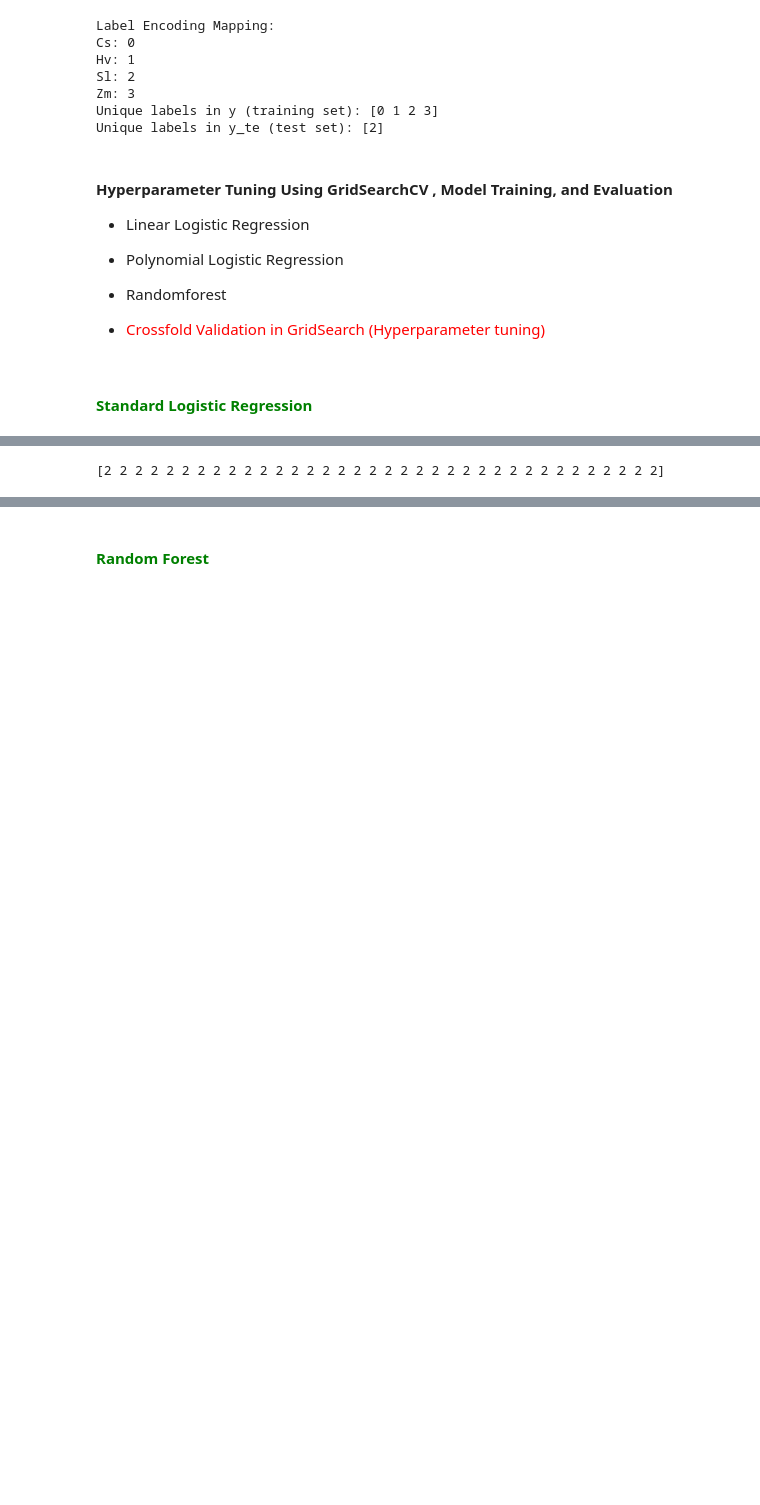
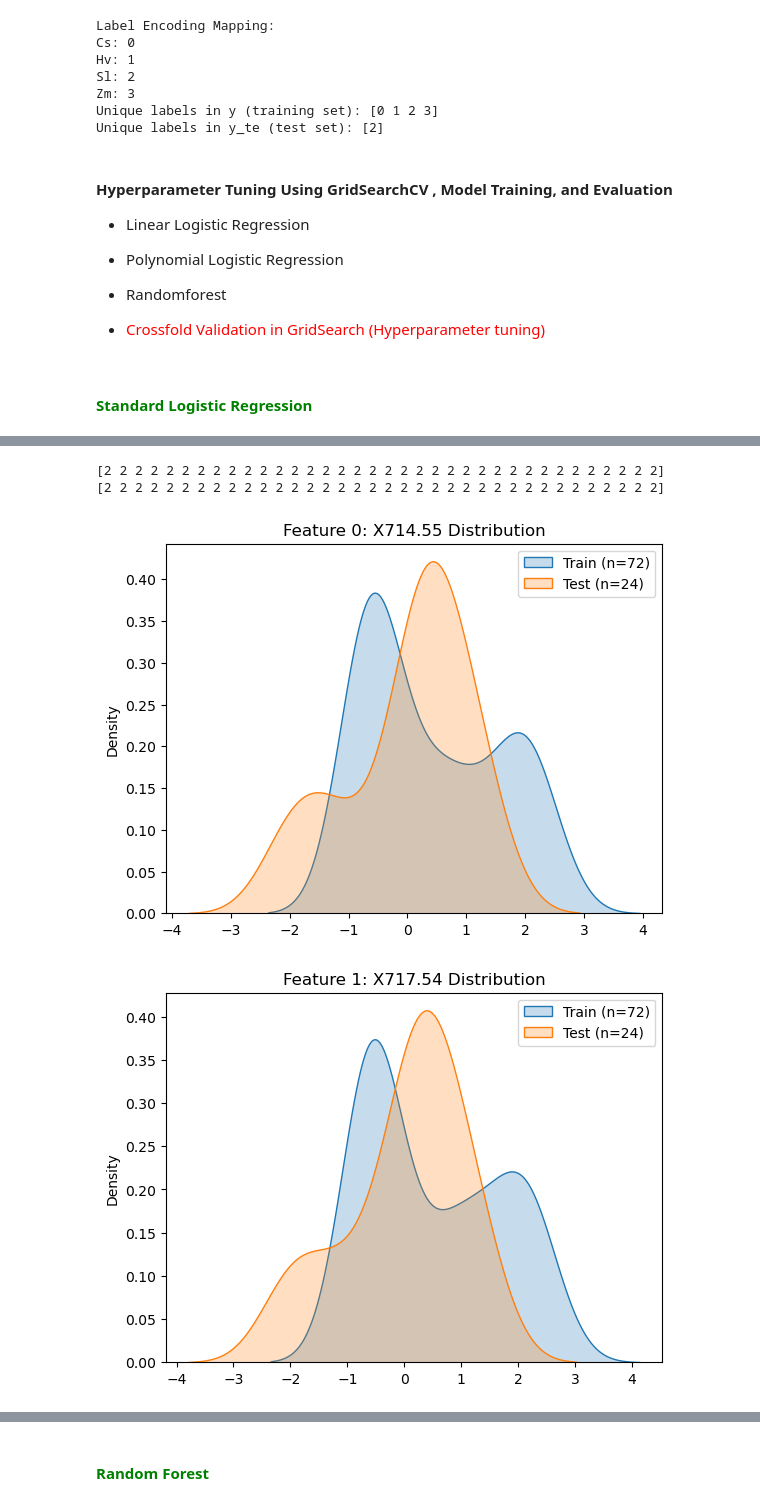
Before and after one commit to hsnvnd/Plant_Lab_Tasks, a Jupyter notebook: Hyperspectral_FeDeficiency_PlantClassification/Hyperspectral_PlantClassification-_new_Test_sets.ipynb, the cells around one changed output, grey strips where cells are left out. Drawn from its saved outputs; the diff is of its cells as text; code cells hidden in the pictures; blank space fills up the shorter version.

```diff
--- a/Hyperspectral_FeDeficiency_PlantClassification/Hyperspectral_PlantClassification-_new_Test_sets.ipynb
+++ b/Hyperspectral_FeDeficiency_PlantClassification/Hyperspectral_PlantClassification-_new_Test_sets.ipynb
@@ -526,4 +550,26 @@ Unique values in y_test: [2]
 # %%
 print(y_train[36:72])
+print(y_train[144:])
 # %% [output]
 [2 2 2 2 2 2 2 2 2 2 2 2 2 2 2 2 2 2 2 2 2 2 2 2 2 2 2 2 2 2 2 2 2 2 2 2]
+[2 2 2 2 2 2 2 2 2 2 2 2 2 2 2 2 2 2 2 2 2 2 2 2 2 2 2 2 2 2 2 2 2 2 2 2]
+# %%
+for i in range(X_train.shape[1]):  # Loop over features
+    plt.figure()
+
+    # Select samples from index 36 to 72 and 144 to the end
+    train_indices = np.r_[36:72, 144:X_train.shape[0]]
+    train_count = X_train[train_indices, i].shape[0]  # Get count of selected samples
+    test_count = X_test[:, i].shape[0]
+
+    # KDE plots with sample counts in labels
+    sns.kdeplot(X_train[train_indices, i], label=f"Train (n={train_count})", fill=True)  # Fixed indexing
+    sns.kdeplot(X_test[:, i], label=f"Test (n={test_count})", fill=True)
+
+    # Use feature_names[i] to display the real feature name
+    plt.title(f"Feature {i}: {feature_names[i]} Distribution")
+    plt.legend()
+    plt.show()
+# %% [output]
+[figure, added]
+[figure, added]
```
Also changed, not shown: parts of 10 cells of this notebook, 2 other files.
